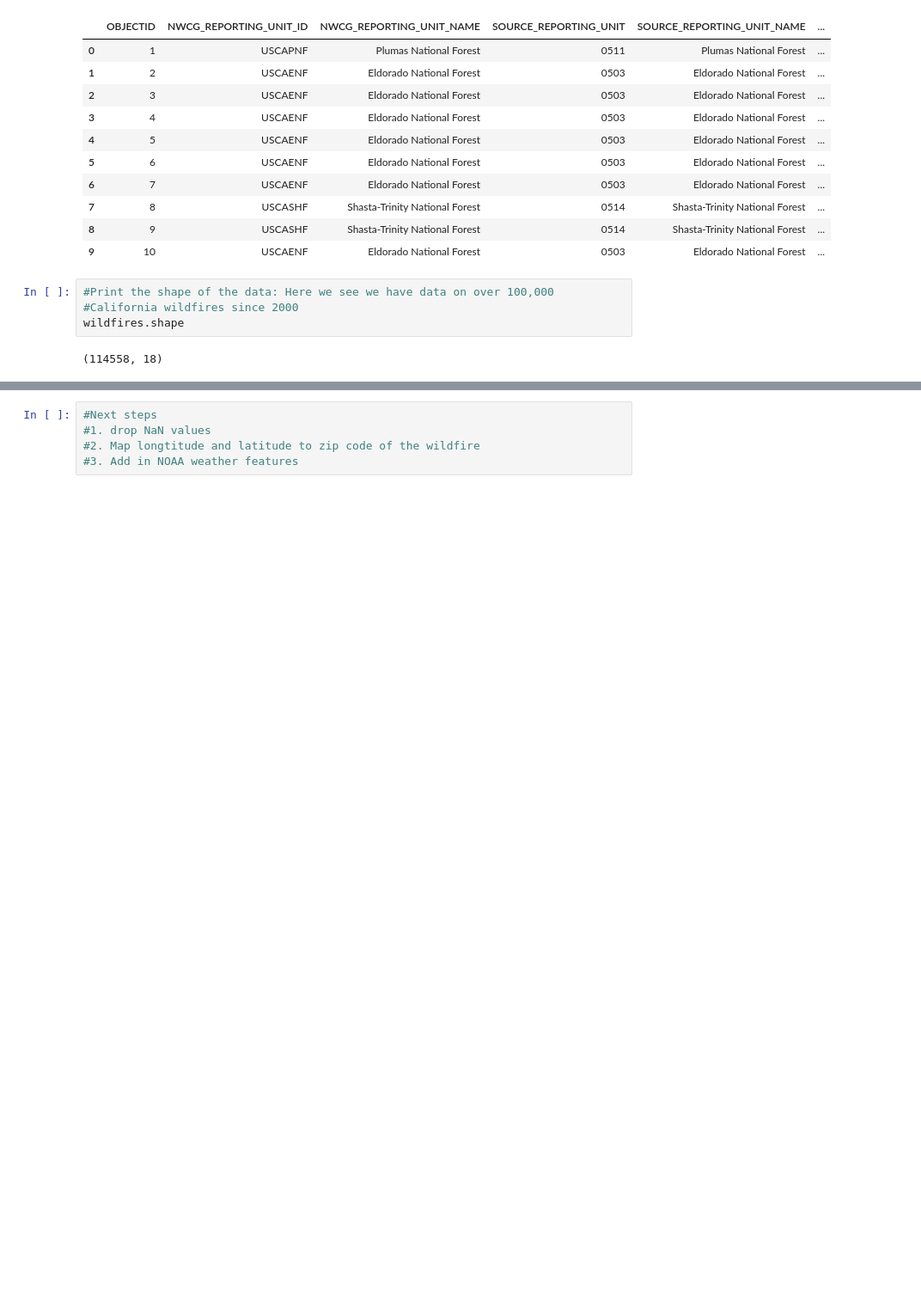
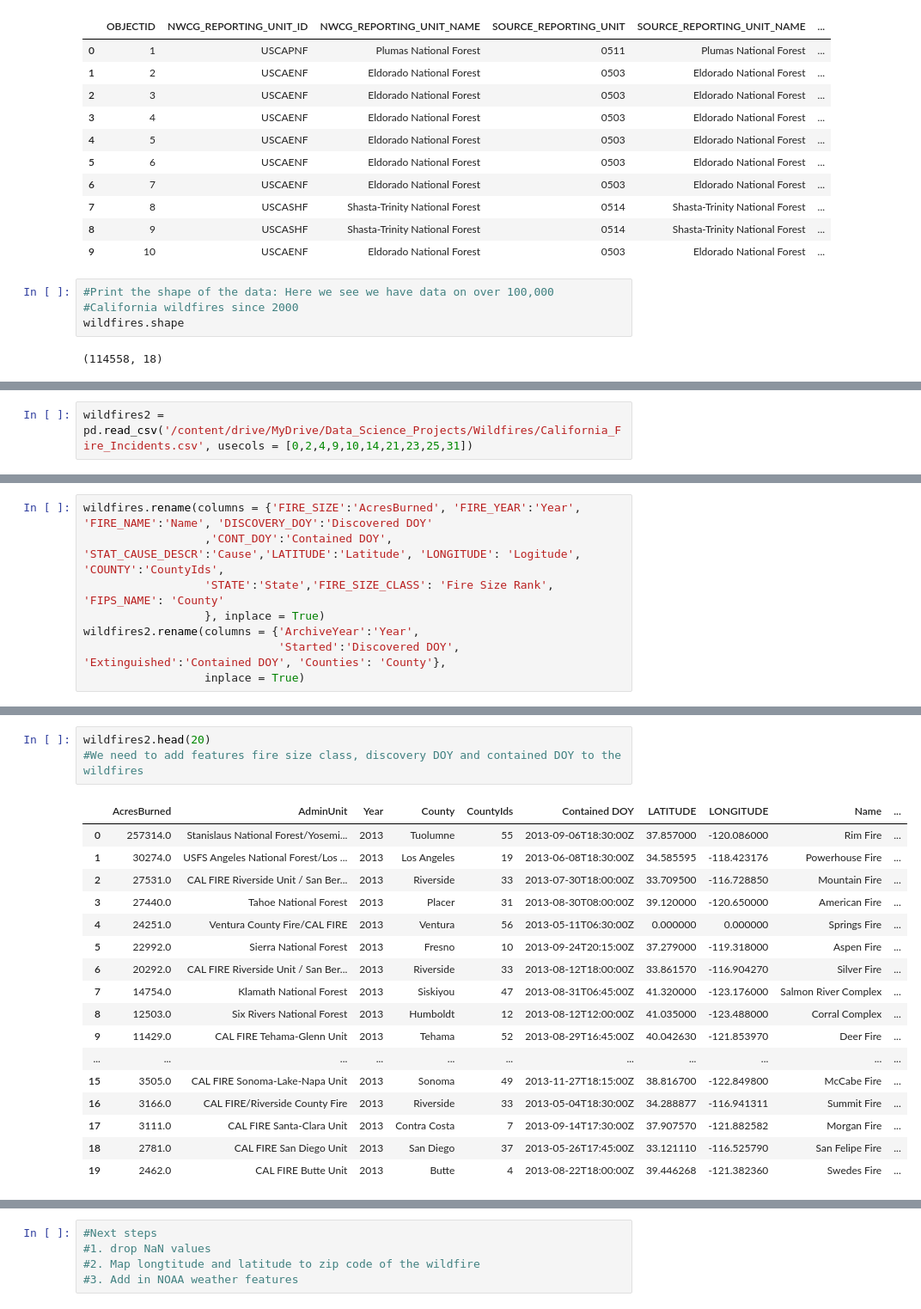
Before and after one commit to mnocerino23/Wildfire-Forecaster, a Jupyter notebook: wildfires.ipynb, the cells around one changed output, grey strips where cells are left out. Shown: that part at 86% size. Saved outputs shown, nothing was run; the diff lists cells and outputs as text; blank space fills up the shorter version.

```diff
--- a/wildfires.ipynb
+++ b/wildfires.ipynb
@@ -53,0 +73,2 @@ memory usage: 14.9+ MB
+# %%
+wildfires2 = pd.read_csv('/content/drive/MyDrive/Data_Science_Projects/Wildfires/California_Fire_Incidents.csv', usecols = [0,2,4,9,10,14,21,23,25,31])
@@ -53,0 +84,8 @@ memory usage: 14.9+ MB
+# %%
+wildfires.rename(columns = {'FIRE_SIZE':'AcresBurned', 'FIRE_YEAR':'Year', 'FIRE_NAME':'Name', 'DISCOVERY_DOY':'Discovered DOY'
+                  ,'CONT_DOY':'Contained DOY', 'STAT_CAUSE_DESCR':'Cause','LATITUDE':'Latitude', 'LONGITUDE': 'Logitude', 'COUNTY':'CountyIds',
+                  'STATE':'State','FIRE_SIZE_CLASS': 'Fire Size Rank', 'FIPS_NAME': 'County'
+                  }, inplace = True)
+wildfires2.rename(columns = {'ArchiveYear':'Year',
+                             'Started':'Discovered DOY', 'Extinguished':'Contained DOY', 'Counties': 'County'},
+                  inplace = True)
@@ -53,0 +112,21 @@ memory usage: 14.9+ MB
+# %%
+wildfires2.head(20)
+#We need to add features fire size class, discovery DOY and contained DOY to the wildfires
+# %% [output]
+|  | AcresBurned | AdminUnit | Year | County | CountyIds | Contained DOY | LATITUDE | LONGITUDE | Name | ... |
+| 0 | 257314.0 | Stanislaus National Forest/Yosemi... | 2013 | Tuolumne | 55 | 2013-09-06T18:30:00Z | 37.857000 | -120.086000 | Rim Fire | ... |
+| 1 | 30274.0 | USFS Angeles National Forest/Los ... | 2013 | Los Angeles | 19 | 2013-06-08T18:30:00Z | 34.585595 | -118.423176 | Powerhouse Fire | ... |
+| 2 | 27531.0 | CAL FIRE Riverside Unit / San Ber... | 2013 | Riverside | 33 | 2013-07-30T18:00:00Z | 33.709500 | -116.728850 | Mountain Fire | ... |
+| 3 | 27440.0 | Tahoe National Forest | 2013 | Placer | 31 | 2013-08-30T08:00:00Z | 39.120000 | -120.650000 | American Fire | ... |
+| 4 | 24251.0 | Ventura County Fire/CAL FIRE | 2013 | Ventura | 56 | 2013-05-11T06:30:00Z | 0.000000 | 0.000000 | Springs Fire | ... |
+| 5 | 22992.0 | Sierra National Forest | 2013 | Fresno | 10 | 2013-09-24T20:15:00Z | 37.279000 | -119.318000 | Aspen Fire | ... |
+| 6 | 20292.0 | CAL FIRE Riverside Unit / San Ber... | 2013 | Riverside | 33 | 2013-08-12T18:00:00Z | 33.861570 | -116.904270 | Silver Fire | ... |
+| 7 | 14754.0 | Klamath National Forest | 2013 | Siskiyou | 47 | 2013-08-31T06:45:00Z | 41.320000 | -123.176000 | Salmon River Complex | ... |
+| 8 | 12503.0 | Six Rivers National Forest | 2013 | Humboldt | 12 | 2013-08-12T12:00:00Z | 41.035000 | -123.488000 | Corral Complex | ... |
+| 9 | 11429.0 | CAL FIRE Tehama-Glenn Unit | 2013 | Tehama | 52 | 2013-08-29T16:45:00Z | 40.042630 | -121.853970 | Deer Fire | ... |
+| ... | ... | ... | ... | ... | ... | ... | ... | ... | ... | ... |
+| 15 | 3505.0 | CAL FIRE Sonoma-Lake-Napa Unit | 2013 | Sonoma | 49 | 2013-11-27T18:15:00Z | 38.816700 | -122.849800 | McCabe Fire | ... |
+| 16 | 3166.0 | CAL FIRE/Riverside County Fire | 2013 | Riverside | 33 | 2013-05-04T18:30:00Z | 34.288877 | -116.941311 | Summit Fire | ... |
+| 17 | 3111.0 | CAL FIRE Santa-Clara Unit | 2013 | Contra Costa | 7 | 2013-09-14T17:30:00Z | 37.907570 | -121.882582 | Morgan Fire | ... |
+| 18 | 2781.0 | CAL FIRE San Diego Unit | 2013 | San Diego | 37 | 2013-05-26T17:45:00Z | 33.121110 | -116.525790 | San Felipe Fire | ... |
+| 19 | 2462.0 | CAL FIRE Butte Unit | 2013 | Butte | 4 | 2013-08-22T18:00:00Z | 39.446268 | -121.382360 | Swedes Fire | ... |
```
Also changed, not shown: parts of 8 cells of this notebook.
